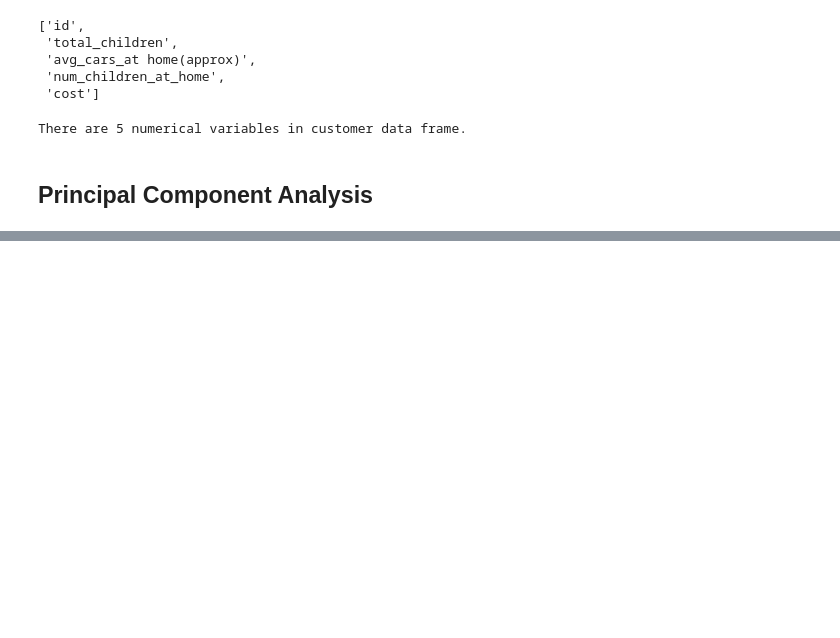
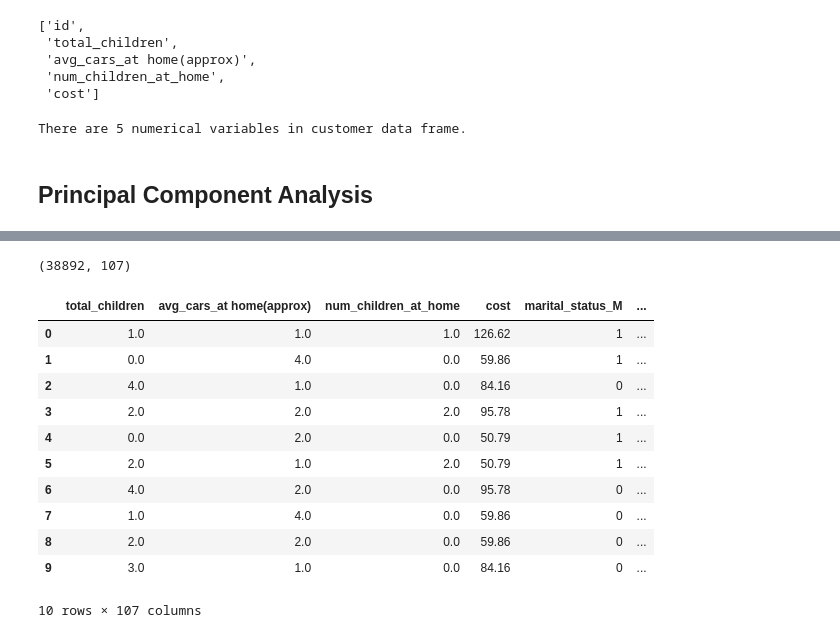
Before and after one commit to bpiffard/Capstone_Final_Group_Project, a Jupyter notebook: customer_PCA.ipynb, the cells around one changed output, grey strips where cells are left out. Drawn from its saved outputs; the diff is of its cells as text; code cells hidden in the pictures; blank space fills up the shorter version.

```diff
--- a/customer_PCA.ipynb
+++ b/customer_PCA.ipynb
@@ -117,0 +138,19 @@ There are 5 numerical variables in customer data frame.
+# %%
+# Use get_dummies() to create variables for text features.
+X = pd.get_dummies(df, columns=cat)
+print(X.shape)
+X.head(10)
+# %% [output]
+(38892, 107)
+|  | total_children | avg_cars_at home(approx) | num_children_at_home | cost | marital_status_M | ... |
+| 0 | 1.0 | 1.0 | 1.0 | 126.62 | 1 | ... |
+| 1 | 0.0 | 4.0 | 0.0 | 59.86 | 1 | ... |
+| 2 | 4.0 | 1.0 | 0.0 | 84.16 | 0 | ... |
+| 3 | 2.0 | 2.0 | 2.0 | 95.78 | 1 | ... |
+| 4 | 0.0 | 2.0 | 0.0 | 50.79 | 1 | ... |
+| 5 | 2.0 | 1.0 | 2.0 | 50.79 | 1 | ... |
+| 6 | 4.0 | 2.0 | 0.0 | 95.78 | 0 | ... |
+| 7 | 1.0 | 4.0 | 0.0 | 59.86 | 0 | ... |
+| 8 | 2.0 | 2.0 | 0.0 | 59.86 | 0 | ... |
+| 9 | 3.0 | 1.0 | 0.0 | 84.16 | 0 | ... |
+10 rows × 107 columns
```
Also changed, not shown: parts of 13 cells of this notebook.
